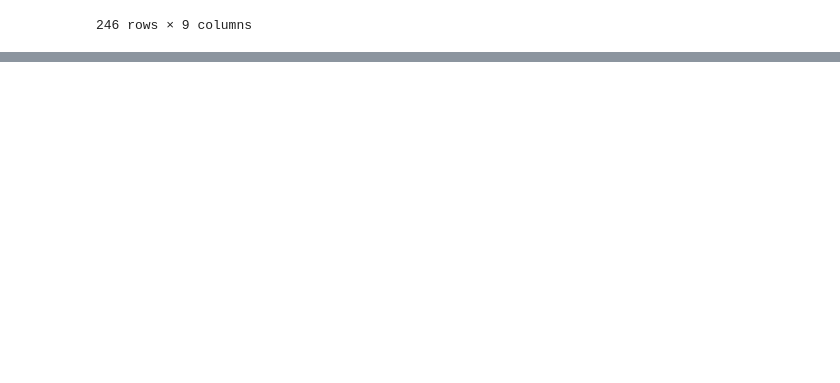
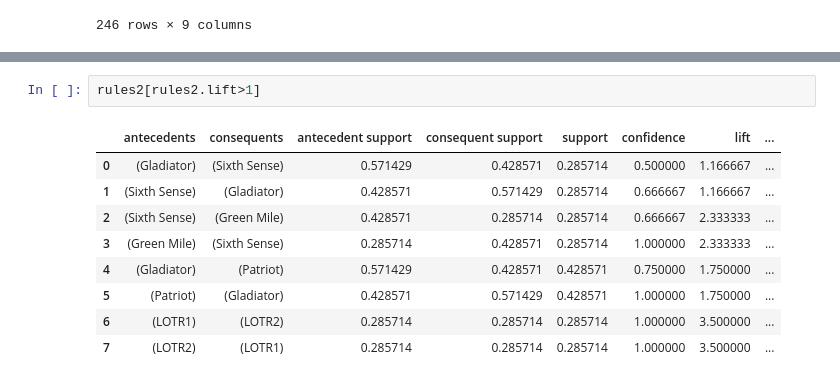
Before and after one commit to RiteshopShrivastava/Association_rules, a Jupyter notebook: Assignment_Association_Rule_my_movies.ipynb, the cells around one changed output, grey strips where cells are left out. Saved outputs shown, nothing was run; the diff lists cells and outputs as text; blank space fills up the shorter version.

```diff
--- a/Assignment_Association_Rule_my_movies.ipynb
+++ b/Assignment_Association_Rule_my_movies.ipynb
@@ -312,0 +346,12 @@ plt.show()
+# %%
+rules2[rules2.lift>1]
+# %% [output]
+|  | antecedents | consequents | antecedent support | consequent support | support | confidence | lift | ... |
+| 0 | (Gladiator) | (Sixth Sense) | 0.571429 | 0.428571 | 0.285714 | 0.500000 | 1.166667 | ... |
+| 1 | (Sixth Sense) | (Gladiator) | 0.428571 | 0.571429 | 0.285714 | 0.666667 | 1.166667 | ... |
+| 2 | (Sixth Sense) | (Green Mile) | 0.428571 | 0.285714 | 0.285714 | 0.666667 | 2.333333 | ... |
+| 3 | (Green Mile) | (Sixth Sense) | 0.285714 | 0.428571 | 0.285714 | 1.000000 | 2.333333 | ... |
+| 4 | (Gladiator) | (Patriot) | 0.571429 | 0.428571 | 0.428571 | 0.750000 | 1.750000 | ... |
+| 5 | (Patriot) | (Gladiator) | 0.428571 | 0.571429 | 0.428571 | 1.000000 | 1.750000 | ... |
+| 6 | (LOTR1) | (LOTR2) | 0.285714 | 0.285714 | 0.285714 | 1.000000 | 3.500000 | ... |
+| 7 | (LOTR2) | (LOTR1) | 0.285714 | 0.285714 | 0.285714 | 1.000000 | 3.500000 | ... |
```
Also changed, not shown: parts of 10 cells of this notebook.
